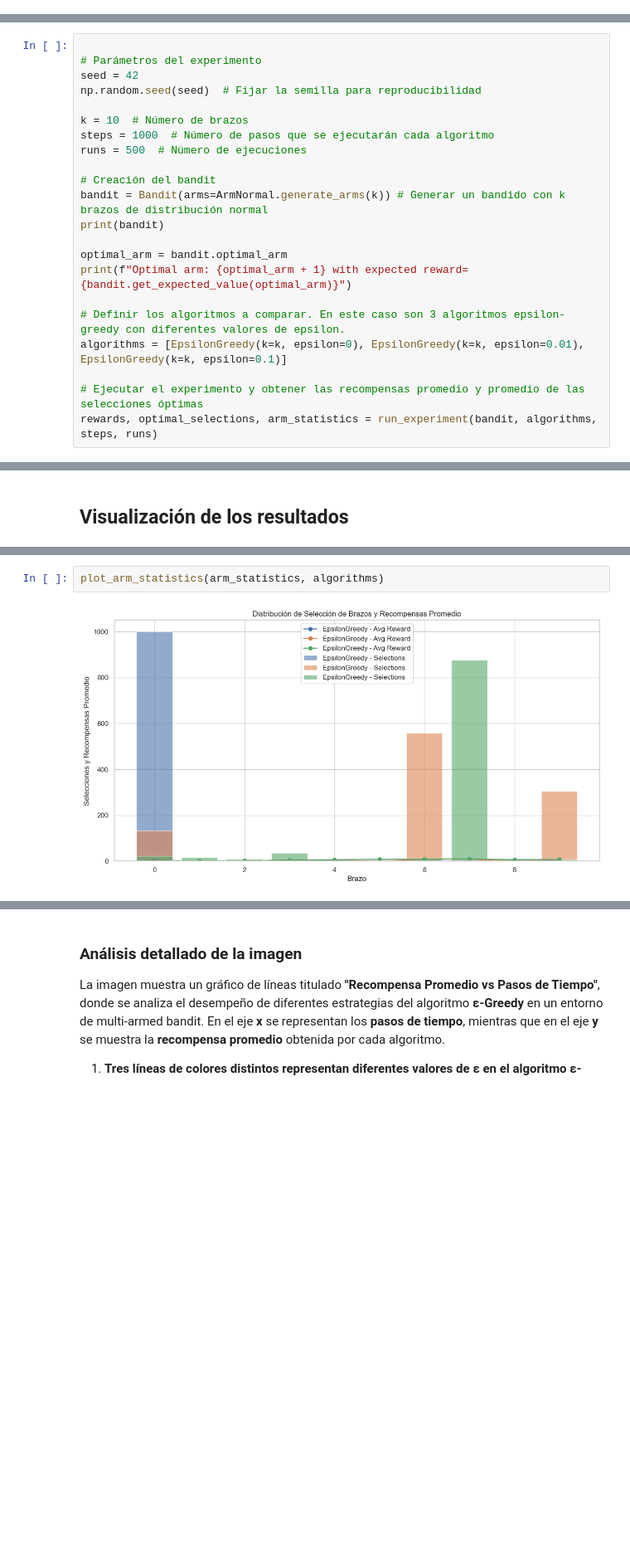
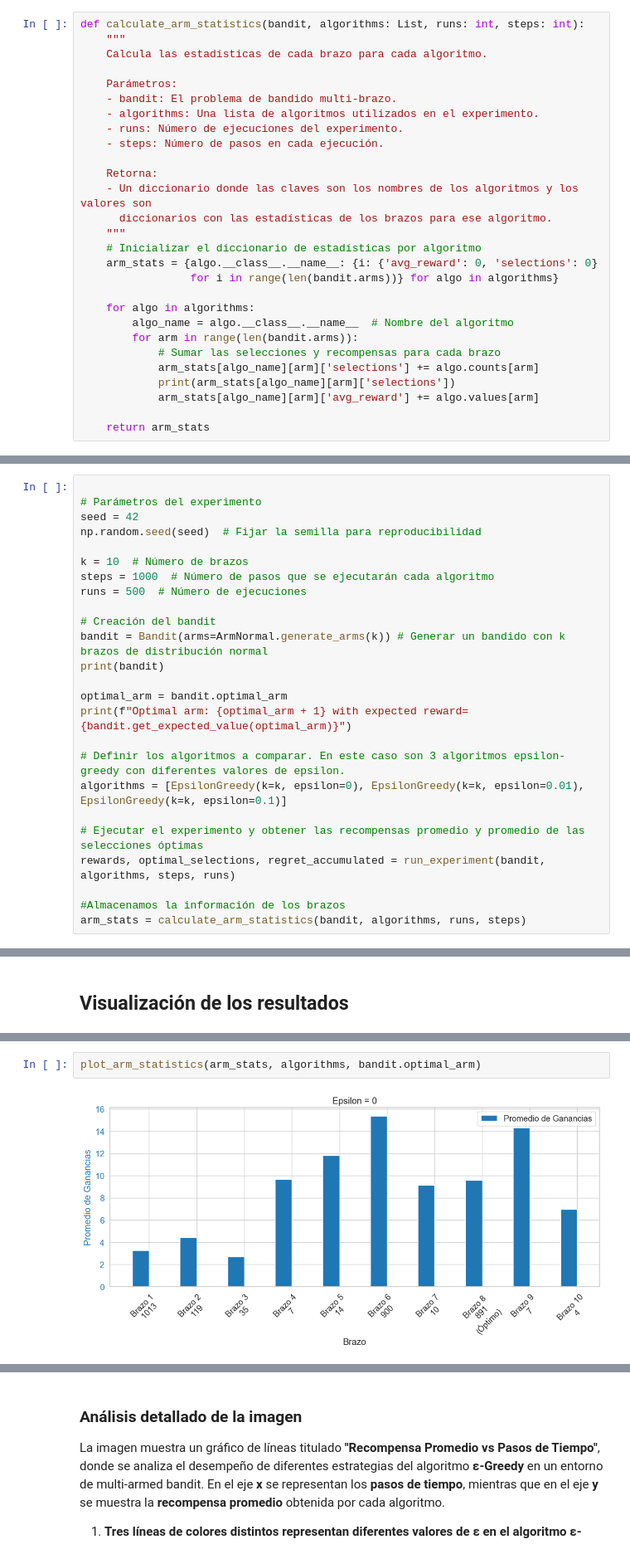
Before and after one commit to solracmendo/P1_MLSG, a Jupyter notebook: bandit_experiment.ipynb, the cells around one changed output, grey strips where cells are left out. Shown: that part at 83% size. Cells and saved outputs as stored; diff of their text form; blank space fills up the shorter version.

Commit message:
K bandit

```diff
--- a/bandit_experiment.ipynb
+++ b/bandit_experiment.ipynb
@@ -102,3 +92,31 @@ def run_experiment(bandit: Bandit, algorithms: List[Algorithm], steps: int, runs
+# %%
+def calculate_arm_statistics(bandit, algorithms: List, runs: int, steps: int):
+    """
+    Calcula las estadísticas de cada brazo para cada algoritmo.
+
+    Parámetros:
+    - bandit: El problema de bandido multi-brazo.
+    - algorithms: Una lista de algoritmos utilizados en el experimento.
+    - runs: Número de ejecuciones del experimento.
+    - steps: Número de pasos en cada ejecución.
+
+    Retorna:
+    - Un diccionario donde las claves son los nombres de los algoritmos y los valores son
+      diccionarios con las estadísticas de los brazos para ese algoritmo.
+    """
+    # Inicializar el diccionario de estadísticas por algoritmo
+    arm_stats = {algo.__class__.__name__: {i: {'avg_reward': 0, 'selections': 0}
+                 for i in range(len(bandit.arms))} for algo in algorithms}
+
+    for algo in algorithms:
+        algo_name = algo.__class__.__name__  # Nombre del algoritmo
+        for arm in range(len(bandit.arms)):
+            # Sumar las selecciones y recompensas para cada brazo
+            arm_stats[algo_name][arm]['selections'] += algo.counts[arm]
+            print(arm_stats[algo_name][arm]['selections'])
+            arm_stats[algo_name][arm]['avg_reward'] += algo.values[arm]
+
+    return arm_stats
 # %% [markdown]
 ## Ejecución del experimento
 
@@ -124,7 +142,10 @@ print(f"Optimal arm: {optimal_arm + 1} with expected reward={bandit.get_expected
 algorithms = [EpsilonGreedy(k=k, epsilon=0), EpsilonGreedy(k=k, epsilon=0.01), EpsilonGreedy(k=k, epsilon=0.1)]
 
 # Ejecutar el experimento y obtener las recompensas promedio y promedio de las selecciones óptimas
-rewards, optimal_selections, arm_statistics = run_experiment(bandit, algorithms, steps, runs)
+rewards, optimal_selections, regret_accumulated = run_experiment(bandit, algorithms, steps, runs)
+
+#Almacenamos la información de los brazos
+arm_stats = calculate_arm_statistics(bandit, algorithms, runs, steps)
 # %% [output]
 Bandit with 10 arms: ArmNormal(mu=1.52, sigma=1.0), ArmNormal(mu=2.4, sigma=1.0), ArmNormal(mu=1.19, sigma=1.0), ArmNormal(mu=4.37, sigma=1.0), ArmNormal(mu=6.39, sigma=1.0), ArmNormal(mu=7.59, sigma= ...
 Optimal arm: 8 with expected reward=9.56
@@ -143,4 +164,4 @@ plot_optimal_selections(steps, optimal_selections, algorithms)
 # %%
-plot_arm_statistics(arm_statistics, algorithms)
+plot_arm_statistics(arm_stats, algorithms, bandit.optimal_arm)
 # %% [output]
-[figure, old version]
+[figure, new version]
```
Also changed, not shown: parts of 10 cells of this notebook.
